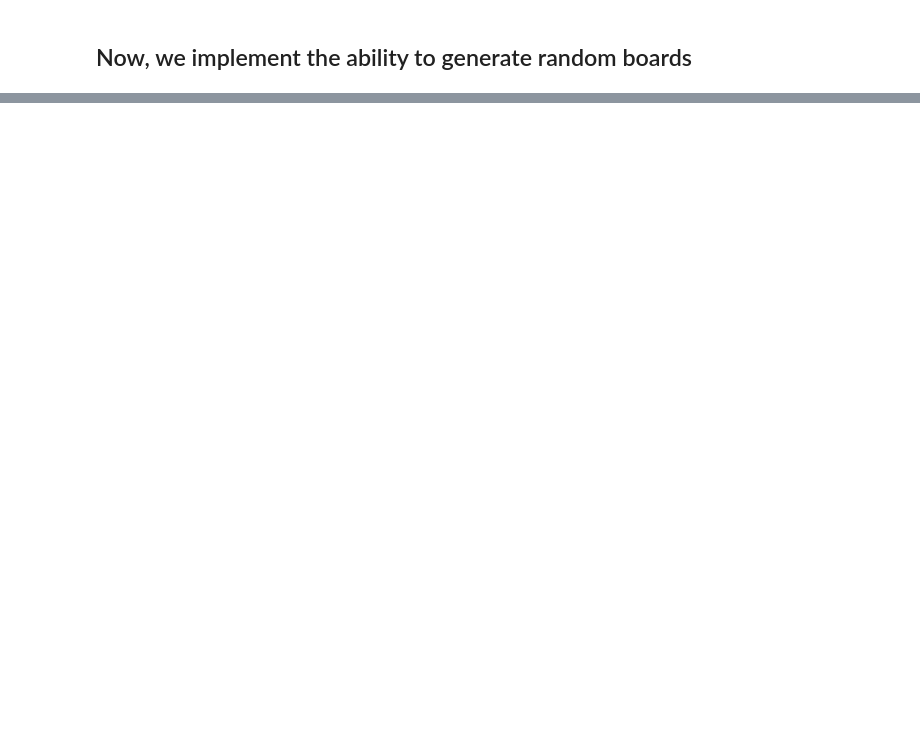
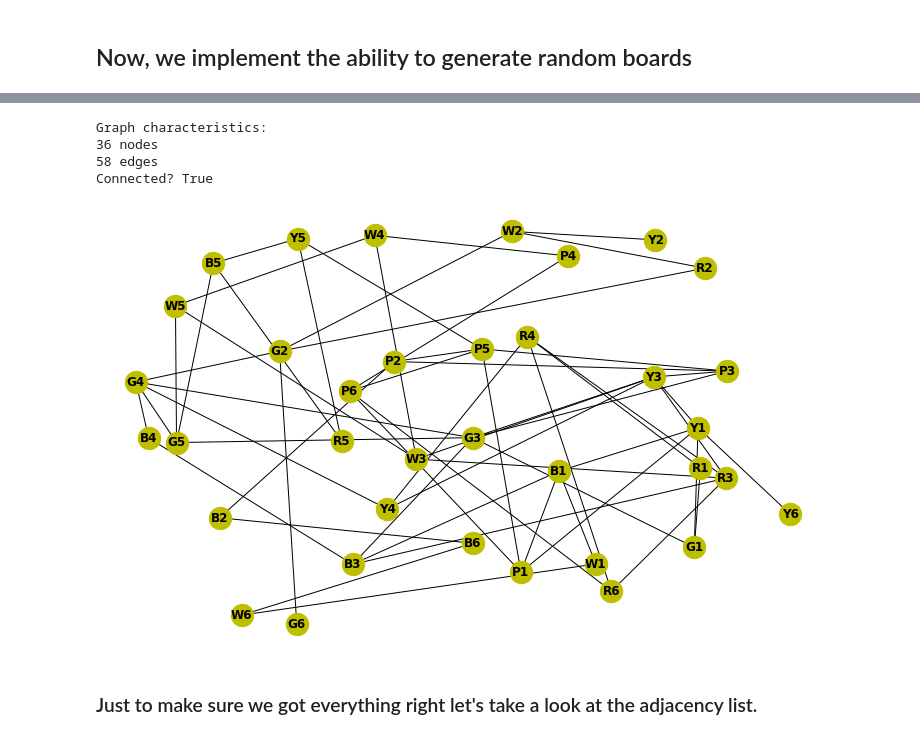
Before and after one commit to chrislewispac/microrobots, a Jupyter notebook: MicroRobots.ipynb, the cells around one changed output, grey strips where cells are left out. Cells and saved outputs as stored; diff of their text form; code cells hidden in the pictures; blank space fills up the shorter version.

Commit message:
Update MicroRobots.ipynb
generated random graphs and tested for connectedness, tomorrow I will generate all permutations of a given board and test their connectedness

```diff
--- a/MicroRobots.ipynb
+++ b/MicroRobots.ipynb
@@ -270,0 +277,13 @@ G1 --> ['G3', 'Y1', 'R1']
+# %%
+
+blackside_board.build_graph()
+blackside_board.print_graph_characteristics()
+blackside_board.print_graph()
+# %% [output]
+Graph characteristics:
+36 nodes
+58 edges
+Connected? True
+[figure, added]
+# %% [markdown]
+### Just to make sure we got everything right let's take a look at the adjacency list.
```
Also changed, not shown: parts of 15 cells of this notebook.
